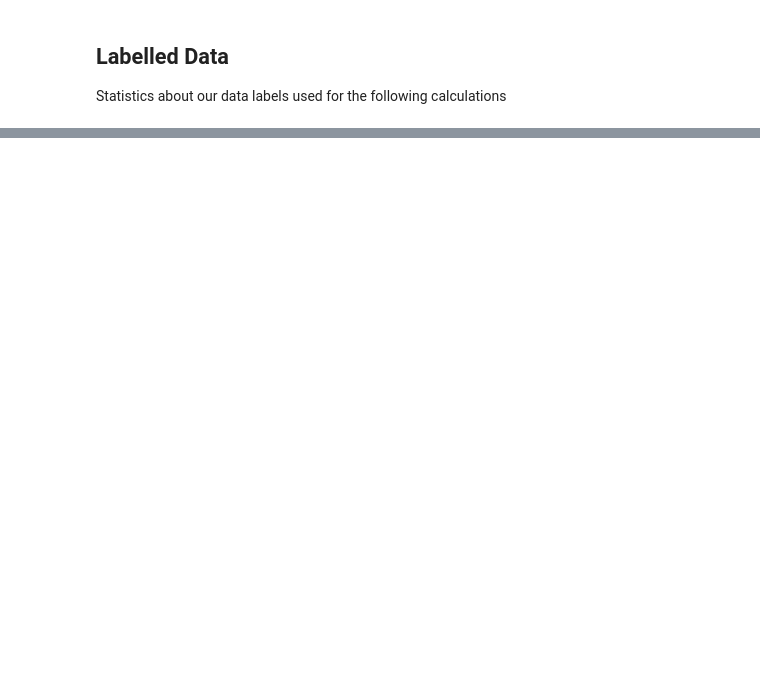
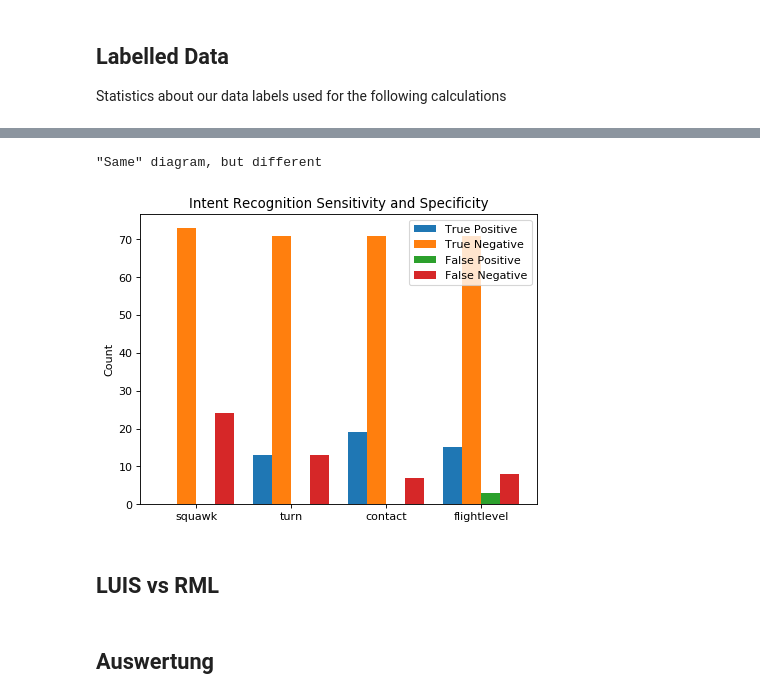
Before and after one commit to vettaioa/FluLoS-Code, a Jupyter notebook: calculation/context/ContextErrorRate.ipynb, the cells around one changed output, grey strips where cells are left out. Saved outputs shown, nothing was run; the diff lists cells and outputs as text; code cells hidden in the pictures; blank space fills up the shorter version.

```diff
--- a/calculation/context/ContextErrorRate.ipynb
+++ b/calculation/context/ContextErrorRate.ipynb
@@ -53,0 +232,33 @@ print('# labelled callsigns:\t\t', len(callsignsSet), '\tin', len(callsigns), 'm
+# %%
+plt.figure(figsize=(6.4, 4.8), dpi=80)
+plt.subplot()
+
+N = len(perIntentResults['intent'])
+
+ind = np.arange(N)
+width = 0.2
+
+categoryKeys = ['truepos','trueneg','falsepos','falseneg']
+categoryLabels = ['True Positive', 'True Negative', 'False Positive', 'False Negative']
+
+for c in range(len(categoryKeys)):
+    categoryValues = [perIntentResults[categoryKeys[c]][i] for i in range(len(perIntentResults['intent']))]
+    plt.bar(ind + (width * c), categoryValues, width, label=categoryLabels[c])
+
+#plt.bar(ind, men_means, width, label='Men')
+#plt.bar(ind + width, women_means, width, label='Women')
+
+plt.ylabel('Count')
+plt.title('Intent Recognition Sensitivity and Specificity')
+
+plt.xticks(ind + 1.5 * width, perIntentResults['intent'])
+plt.legend(loc='best')
+print('"Same" diagram, but different')
+plt.show()
+# %% [output]
+"Same" diagram, but different
+[figure, added]
+# %% [markdown]
+## LUIS vs RML
+# %% [markdown]
+## Auswertung
```
Also changed, not shown: parts of 19 cells of this notebook, 3 other files.
